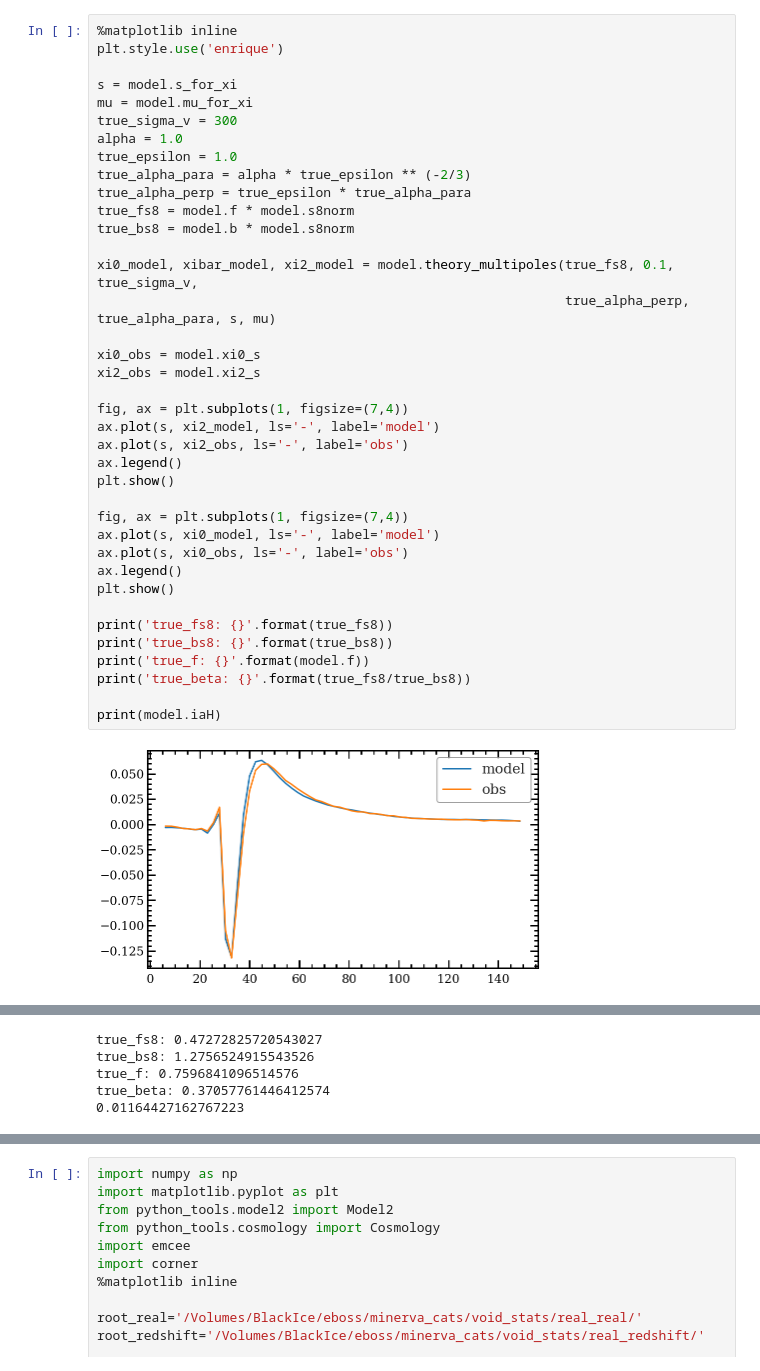
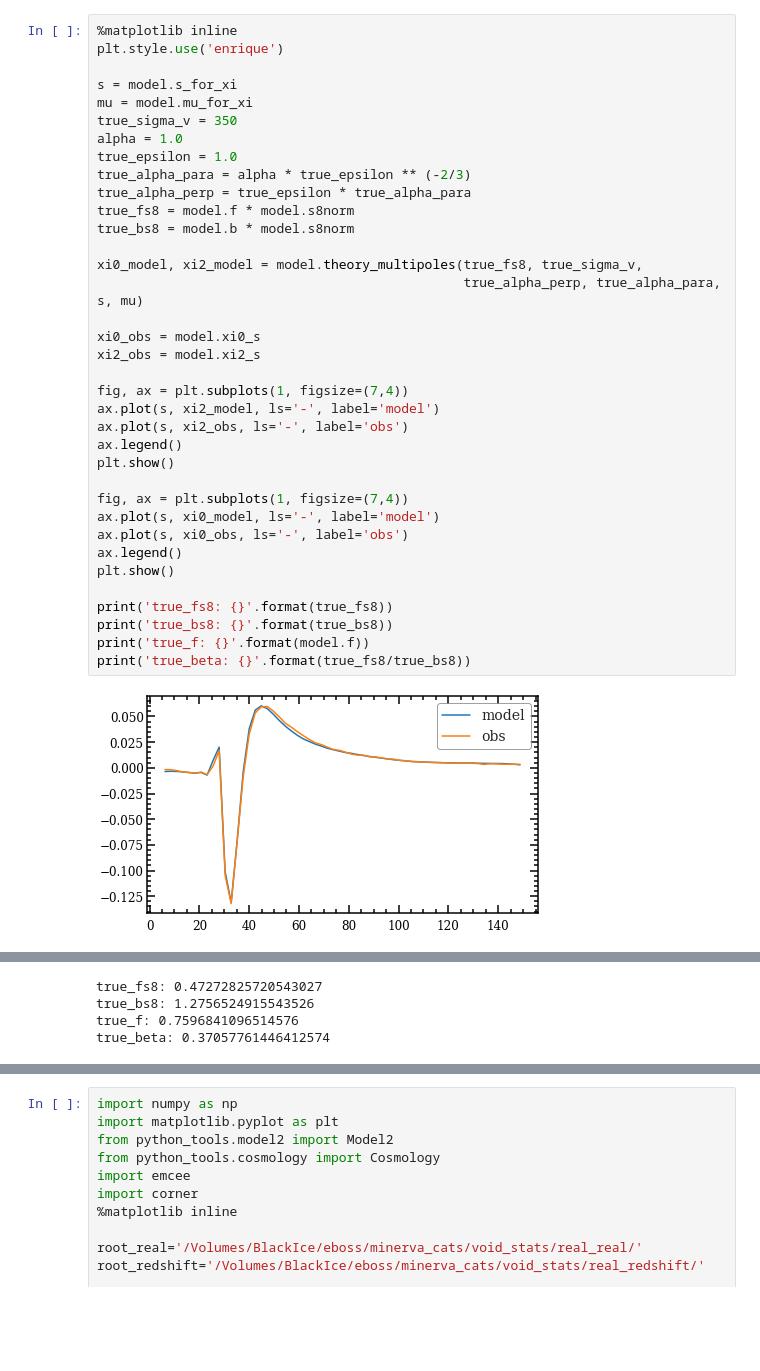
Before and after one commit to epaillas/old_VoidFinder, a Jupyter notebook: plot_mcmc.ipynb, the cells around one changed output, grey strips where cells are left out. Drawn from its saved outputs; the diff is of its cells as text; blank space fills up the shorter version.

```diff
--- a/plot_mcmc.ipynb
+++ b/plot_mcmc.ipynb
@@ -29,37 +28,35 @@ plt.style.use('enrique')
 
 s = model.s_for_xi
 mu = model.mu_for_xi
-true_sigma_v = 300
+true_sigma_v = 350
 alpha = 1.0
 true_epsilon = 1.0
 true_alpha_para = alpha * true_epsilon ** (-2/3)
 true_alpha_perp = true_epsilon * true_alpha_para
 true_fs8 = model.f * model.s8norm
 true_bs8 = model.b * model.s8norm
 
-xi0_model, xibar_model, xi2_model = model.theory_multipoles(true_fs8, 0.1, true_sigma_v,
-                                                            true_alpha_perp, true_alpha_para, s, mu)
+xi0_model, xi2_model = model.theory_multipoles(true_fs8, true_sigma_v,
+                                               true_alpha_perp, true_alpha_para, s, mu)
 
 xi0_obs = model.xi0_s
 xi2_obs = model.xi2_s
 
 fig, ax = plt.subplots(1, figsize=(7,4))
 ax.plot(s, xi2_model, ls='-', label='model')
 ax.plot(s, xi2_obs, ls='-', label='obs')
 ax.legend()
 plt.show()
 
 fig, ax = plt.subplots(1, figsize=(7,4))
 ax.plot(s, xi0_model, ls='-', label='model')
 ax.plot(s, xi0_obs, ls='-', label='obs')
 ax.legend()
 plt.show()
 
 print('true_fs8: {}'.format(true_fs8))
 print('true_bs8: {}'.format(true_bs8))
 print('true_f: {}'.format(model.f))
 print('true_beta: {}'.format(true_fs8/true_bs8))
-
-print(model.iaH)
 # %% [output]
-[figure, old version]
+[figure, new version]
@@ -68,4 +65,3 @@ true_fs8: 0.47272825720543027
 true_bs8: 1.2756524915543526
 true_f: 0.7596841096514576
 true_beta: 0.37057761446412574
-0.01164427162767223
```
Also changed, not shown: parts of 6 cells of this notebook, 3 other files.
